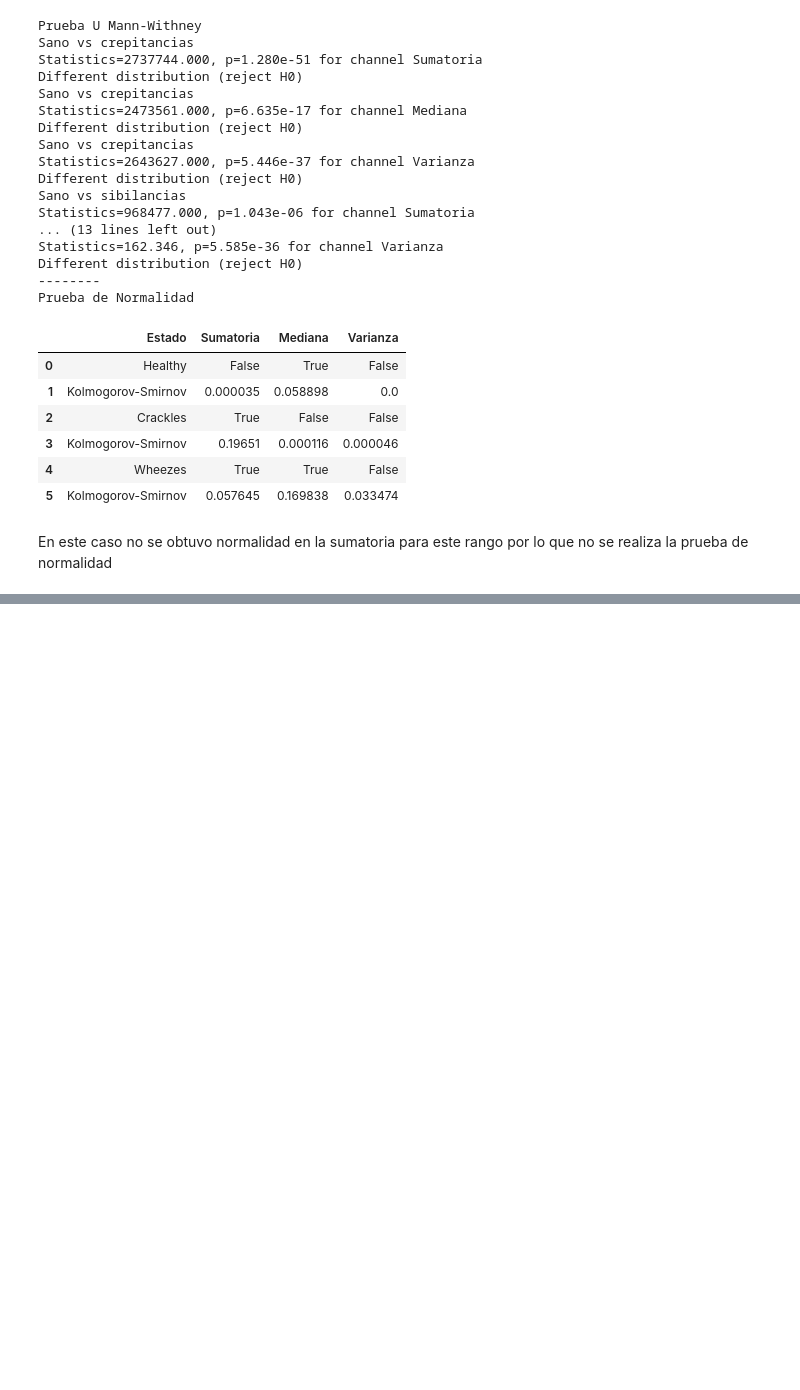
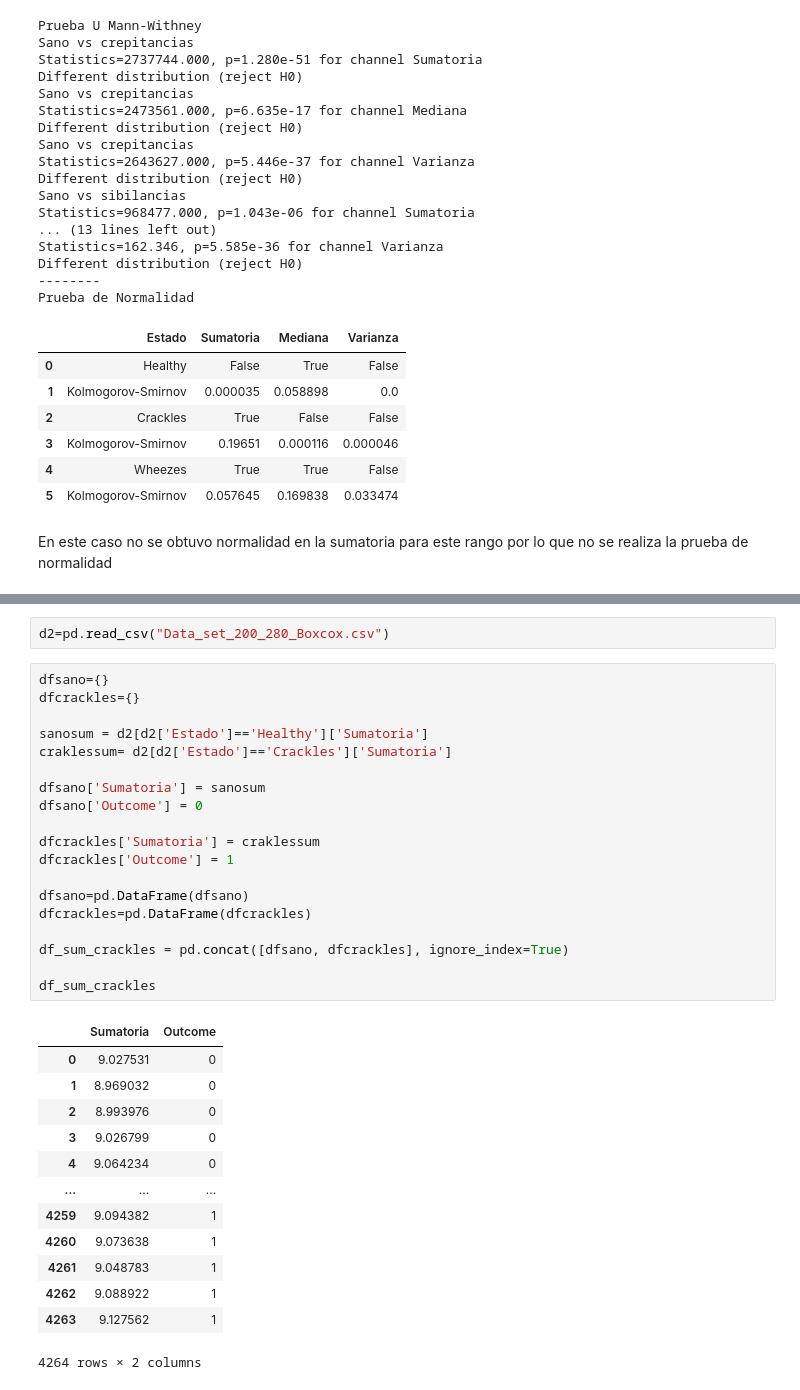
Before and after one commit to Ruizxp/Biosenales_El-Gran-Final, a Jupyter notebook: Proyecto_4.ipynb, the cells around one changed output, grey strips where cells are left out. Cells and saved outputs as stored; diff of their text form; blank space fills up the shorter version.

```diff
--- a/Proyecto_4.ipynb
+++ b/Proyecto_4.ipynb
@@ -689,0 +701,35 @@ Según la prueba U y la prueba de Walli, las medianas de los datos tienen difere
+# %%
+d2=pd.read_csv("Data_set_200_280_Boxcox.csv")
+# %%
+dfsano={}
+dfcrackles={}
+
+sanosum = d2[d2['Estado']=='Healthy']['Sumatoria']
+craklessum= d2[d2['Estado']=='Crackles']['Sumatoria']
+
+dfsano['Sumatoria'] = sanosum
+dfsano['Outcome'] = 0
+
+dfcrackles['Sumatoria'] = craklessum
+dfcrackles['Outcome'] = 1
+
+dfsano=pd.DataFrame(dfsano)
+dfcrackles=pd.DataFrame(dfcrackles)
+
+df_sum_crackles = pd.concat([dfsano, dfcrackles], ignore_index=True)
+
+df_sum_crackles
+# %% [output]
+|  | Sumatoria | Outcome |
+| 0 | 9.027531 | 0 |
+| 1 | 8.969032 | 0 |
+| 2 | 8.993976 | 0 |
+| 3 | 9.026799 | 0 |
+| 4 | 9.064234 | 0 |
+| ... | ... | ... |
+| 4259 | 9.094382 | 1 |
+| 4260 | 9.073638 | 1 |
+| 4261 | 9.048783 | 1 |
+| 4262 | 9.088922 | 1 |
+| 4263 | 9.127562 | 1 |
+4264 rows × 2 columns
```
Also changed, not shown: parts of 14 cells of this notebook, 1 other file.
